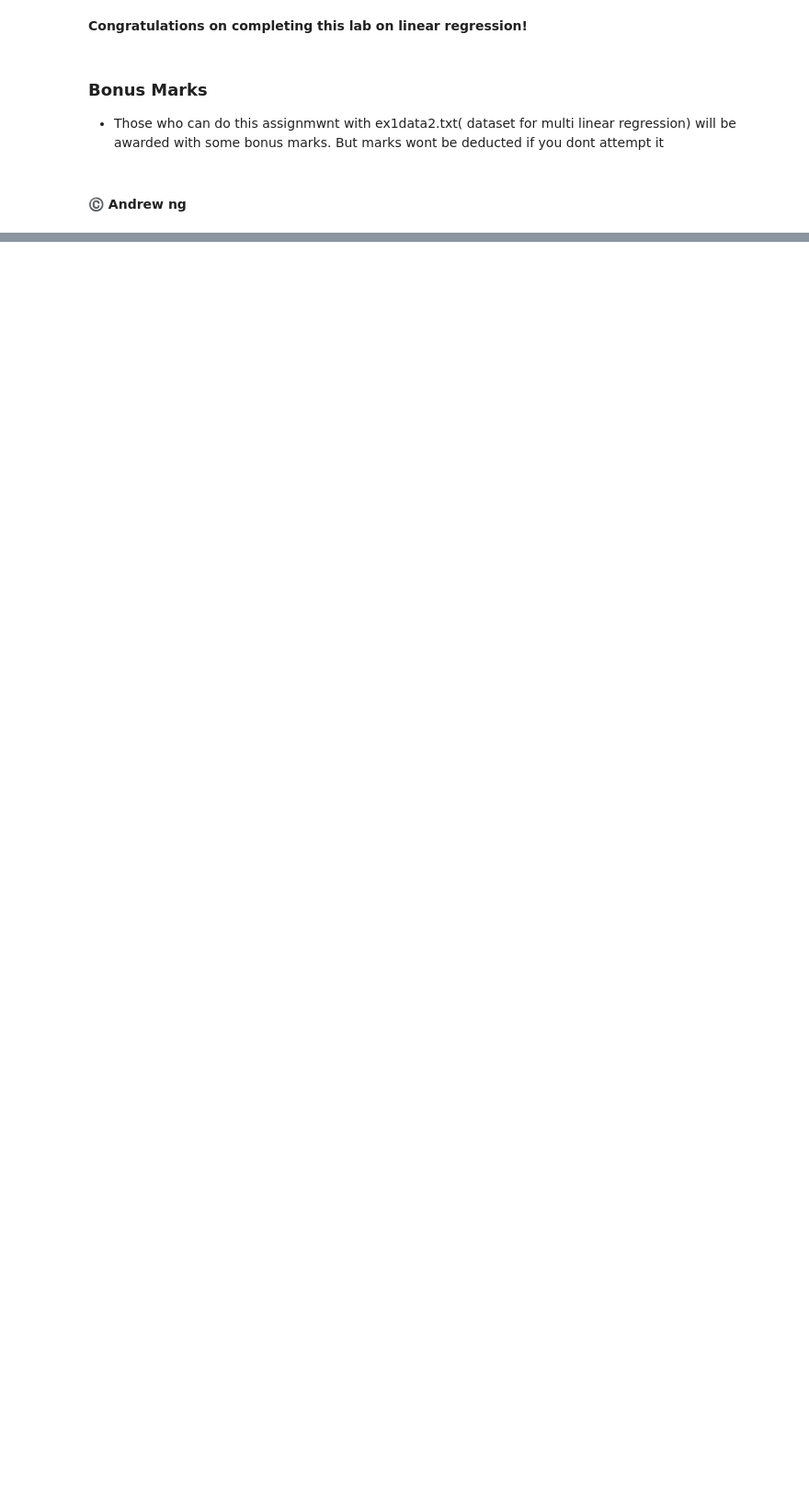
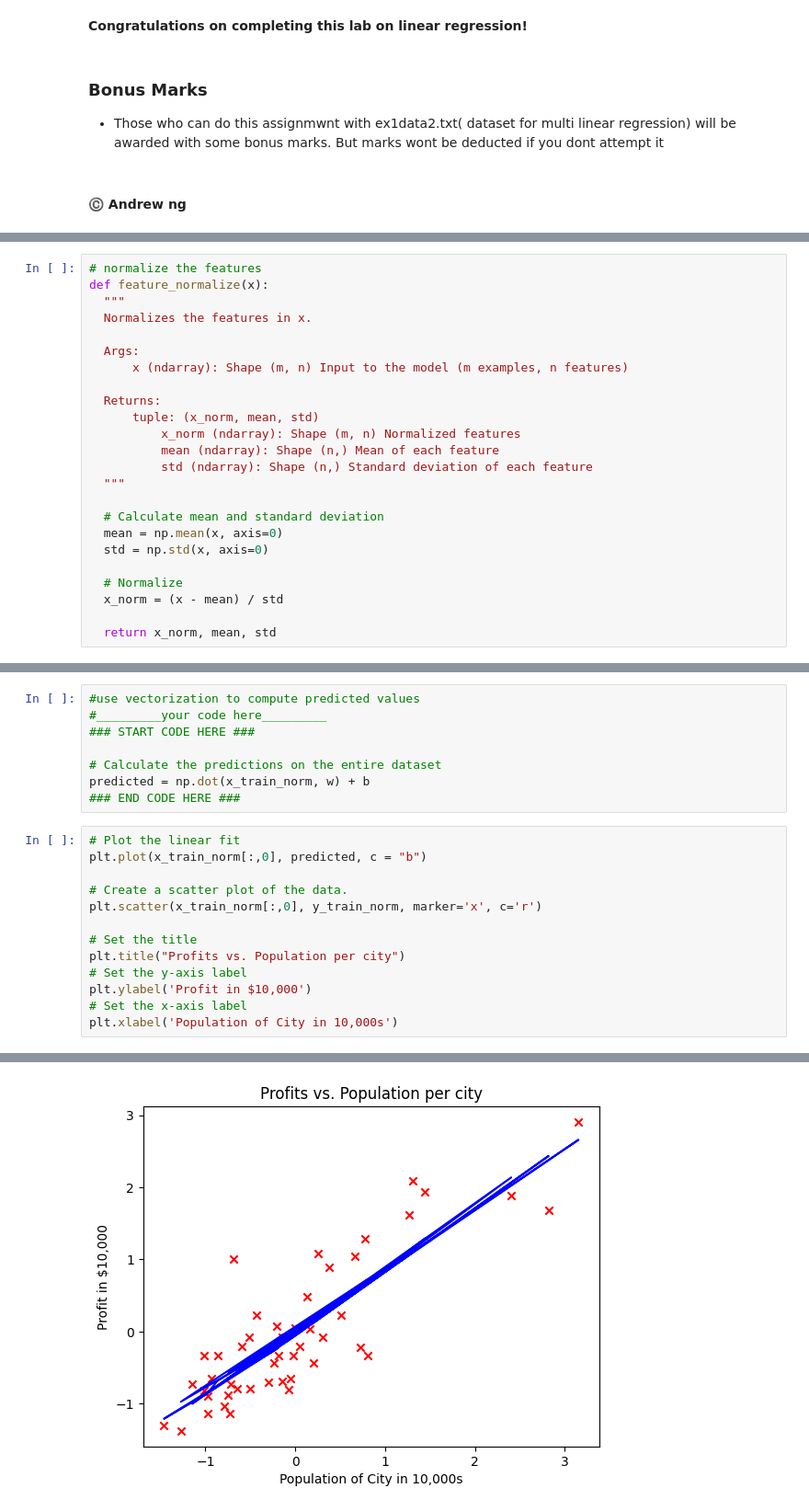
Before and after one commit to ANAS-TAAHIR/Assignments, a Jupyter notebook: Assignment 3 - Regression Using Gradinet Descent/Regression_GD_.ipynb, the cells around one changed output, grey strips where cells are left out. Shown: that part at 92% size. Drawn from its saved outputs; the diff is of its cells as text; blank space fills up the shorter version.

```diff
--- a/Assignment 3 - Regression Using Gradinet Descent/Regression_GD_.ipynb
+++ b/Assignment 3 - Regression Using Gradinet Descent/Regression_GD_.ipynb
@@ -570,0 +739,24 @@ Q3 : Explain gradient descent acording to your understanding in your own words
+# %%
+# normalize the features
+def feature_normalize(x):
+  """
+  Normalizes the features in x.
+
+  Args:
+      x (ndarray): Shape (m, n) Input to the model (m examples, n features)
+
+  Returns:
+      tuple: (x_norm, mean, std)
+          x_norm (ndarray): Shape (m, n) Normalized features
+          mean (ndarray): Shape (n,) Mean of each feature
+          std (ndarray): Shape (n,) Standard deviation of each feature
+  """
+
+  # Calculate mean and standard deviation
+  mean = np.mean(x, axis=0)
+  std = np.std(x, axis=0)
+
+  # Normalize
+  x_norm = (x - mean) / std
+
+  return x_norm, mean, std
@@ -570,0 +805,22 @@ Q3 : Explain gradient descent acording to your understanding in your own words
+# %%
+#use vectorization to compute predicted values
+#_________your code here_________
+### START CODE HERE ###
+
+# Calculate the predictions on the entire dataset
+predicted = np.dot(x_train_norm, w) + b
+### END CODE HERE ###
+# %%
+# Plot the linear fit
+plt.plot(x_train_norm[:,0], predicted, c = "b")
+
+# Create a scatter plot of the data.
+plt.scatter(x_train_norm[:,0], y_train_norm, marker='x', c='r')
+
+# Set the title
+plt.title("Profits vs. Population per city")
+# Set the y-axis label
+plt.ylabel('Profit in $10,000')
+# Set the x-axis label
+plt.xlabel('Population of City in 10,000s')
+# %% [output]
@@ -570,0 +828 @@ Q3 : Explain gradient descent acording to your understanding in your own words
+[figure, added]
```
Also changed, not shown: parts of 15 cells of this notebook.
